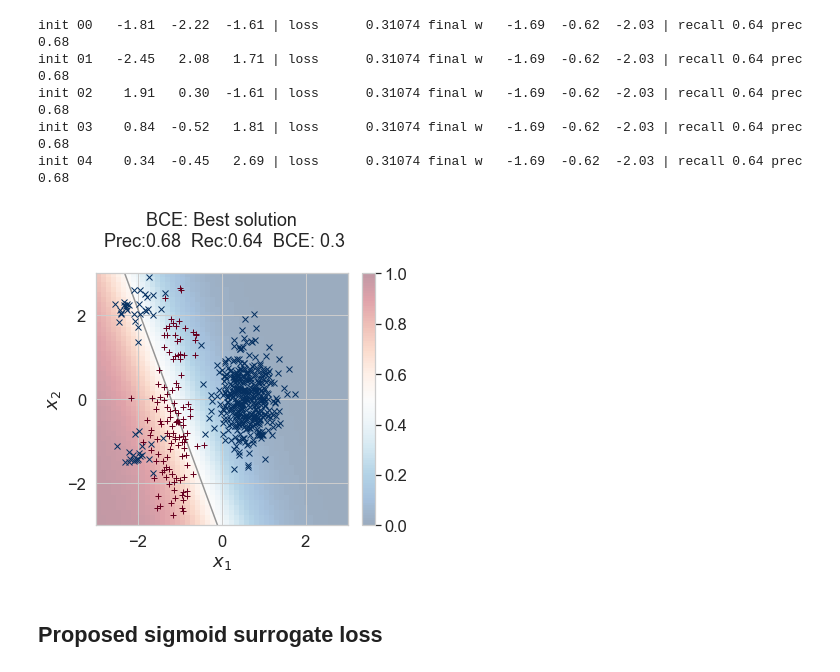
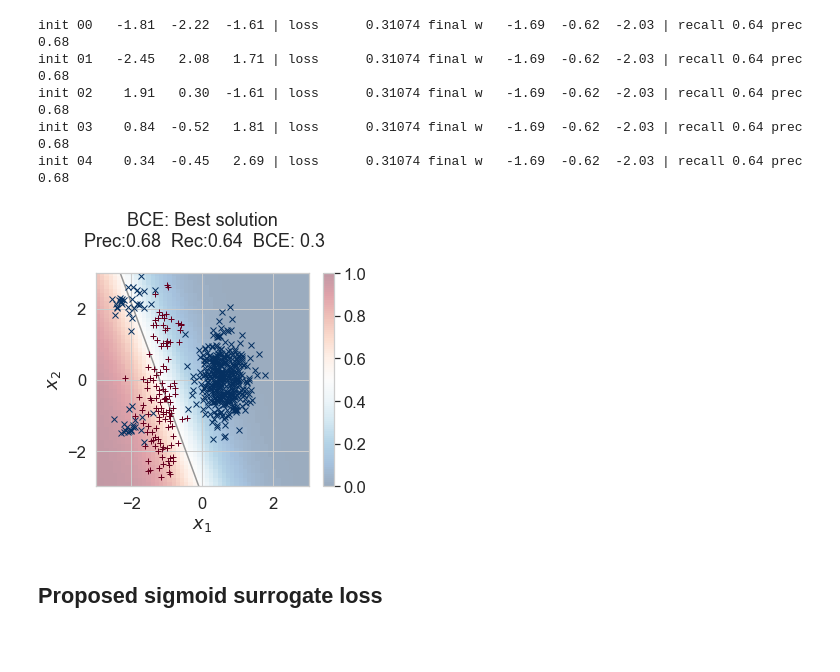
Before and after one commit to tufts-ml/toy_example_precision_recall_multiple_bounds_comparison, a Jupyter notebook: toy_example_comparing_BCE_Hinge_and_Sigmoid.ipynb, the cells around one changed output. Cells and saved outputs as stored; diff of their text form; code cells hidden in the pictures; blank space fills up the shorter version.

```diff
--- a/toy_example_comparing_BCE_Hinge_and_Sigmoid.ipynb
+++ b/toy_example_comparing_BCE_Hinge_and_Sigmoid.ipynb
@@ -164,14 +164,15 @@ init 04    0.34  -0.45   2.69 | loss      0.31074 final w   -1.69  -0.62  -2.03
 # %%
 perf, im, cbar = visuals.pretty_plot_decision_boundary(
     best_w_D__bce, x_ND, y_N,
     title_str='BCE: Best solution',
     x1_ticks=[-2, 0, 2],
     x2_ticks=[-2, 0, 2],
     G=51, H=51, figsize=figsize);
 
+plt.tight_layout()
 plt.savefig(os.path.join("images", "BCE_plus_threshold_search_solution.png"))
 # %% [output]
-[figure, old version]
+[figure, new version]
 # %% [markdown]
 ## Proposed sigmoid surrogate loss
 # %%
```
Also changed, not shown: 1 other file.
